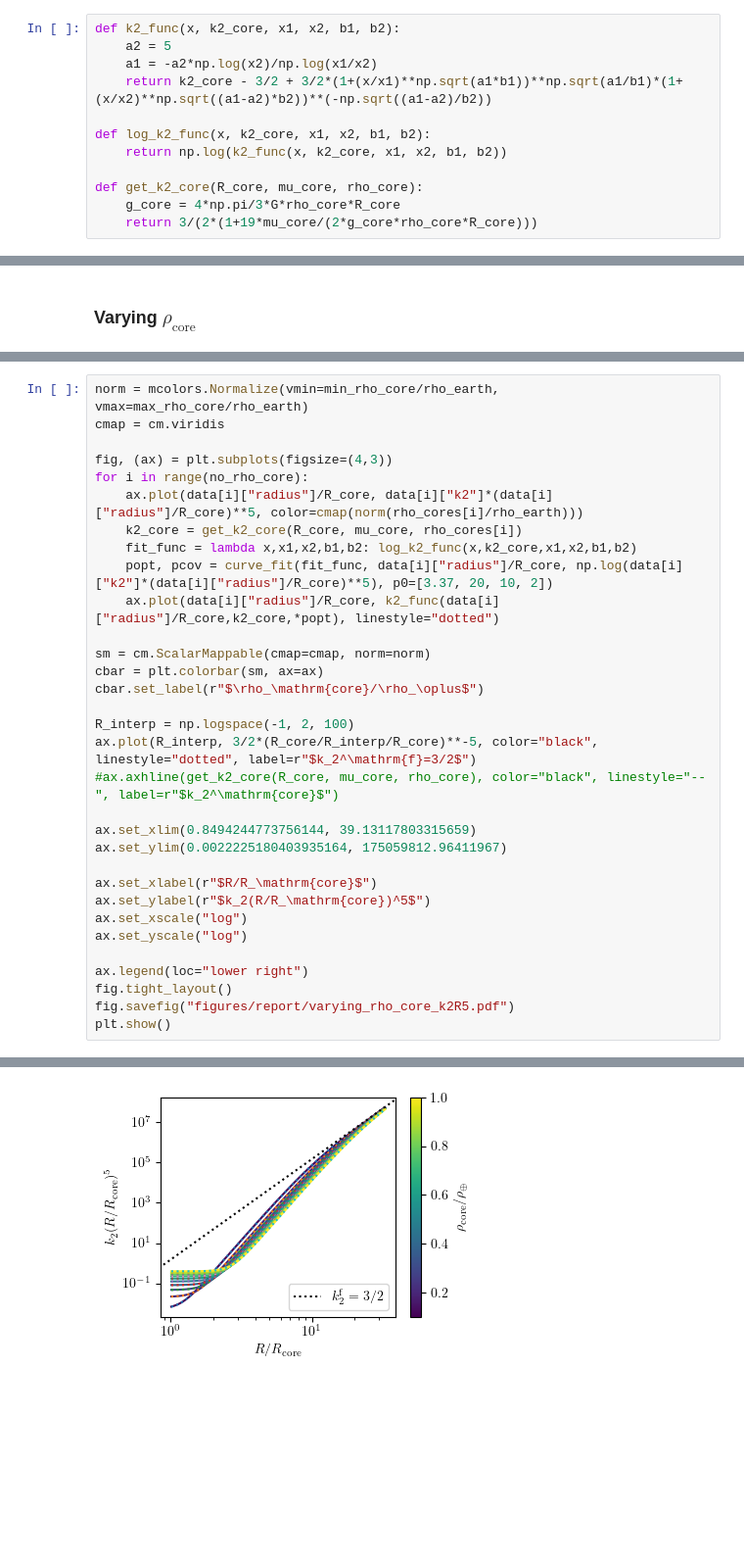
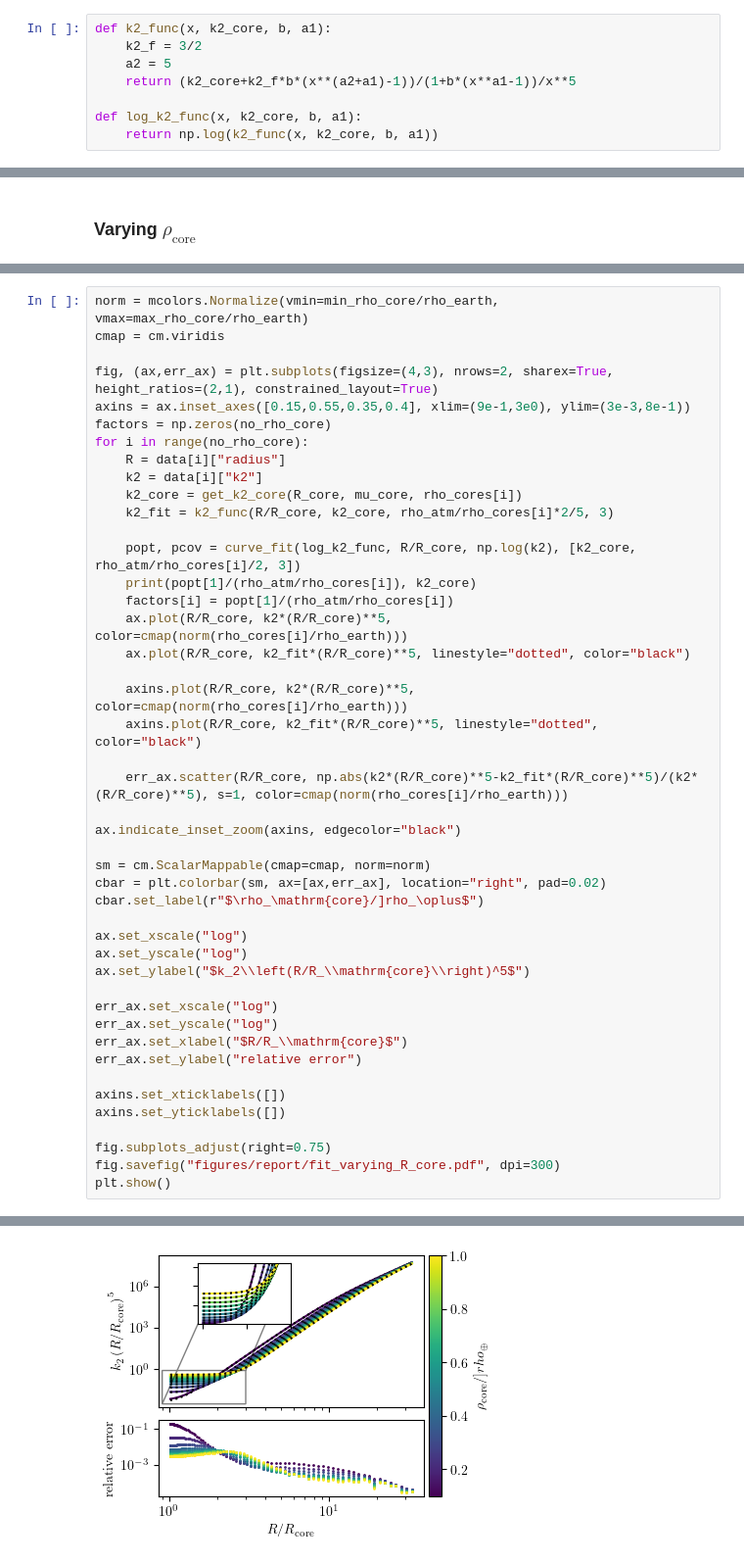
Before and after one commit to slagnews/AtmosphereLoveNumbers, a Jupyter notebook: fitting.ipynb, the cells around one changed output, grey strips where cells are left out. Shown at 98% size. Drawn from its saved outputs; the diff is of its cells as text; blank space fills up the shorter version.

```diff
--- a/fitting.ipynb
+++ b/fitting.ipynb
@@ -68,12 +244,8 @@ So then we have a function that approaches $y=y_0$ on the left, and $y=y_\infty
 # %%
-def k2_func(x, k2_core, x1, x2, b1, b2):
+def k2_func(x, k2_core, b, a1):
+    k2_f = 3/2
     a2 = 5
-    a1 = -a2*np.log(x2)/np.log(x1/x2)
-    return k2_core - 3/2 + 3/2*(1+(x/x1)**np.sqrt(a1*b1))**np.sqrt(a1/b1)*(1+(x/x2)**np.sqrt((a1-a2)*b2))**(-np.sqrt((a1-a2)/b2))
+    return (k2_core+k2_f*b*(x**(a2+a1)-1))/(1+b*(x**a1-1))/x**5
 
-def log_k2_func(x, k2_core, x1, x2, b1, b2):
-    return np.log(k2_func(x, k2_core, x1, x2, b1, b2))
-
-def get_k2_core(R_core, mu_core, rho_core):
-    g_core = 4*np.pi/3*G*rho_core*R_core
-    return 3/(2*(1+19*mu_core/(2*g_core*rho_core*R_core)))
+def log_k2_func(x, k2_core, b, a1):
+    return np.log(k2_func(x, k2_core, b, a1))
@@ -304,32 +404,45 @@ data = data["data"]
 norm = mcolors.Normalize(vmin=min_rho_core/rho_earth, vmax=max_rho_core/rho_earth)
 cmap = cm.viridis
 
-fig, (ax) = plt.subplots(figsize=(4,3))
+fig, (ax,err_ax) = plt.subplots(figsize=(4,3), nrows=2, sharex=True, height_ratios=(2,1), constrained_layout=True)
+axins = ax.inset_axes([0.15,0.55,0.35,0.4], xlim=(9e-1,3e0), ylim=(3e-3,8e-1))
+factors = np.zeros(no_rho_core)
 for i in range(no_rho_core):
-    ax.plot(data[i]["radius"]/R_core, data[i]["k2"]*(data[i]["radius"]/R_core)**5, color=cmap(norm(rho_cores[i]/rho_earth)))
+    R = data[i]["radius"]
+    k2 = data[i]["k2"]
     k2_core = get_k2_core(R_core, mu_core, rho_cores[i])
-    fit_func = lambda x,x1,x2,b1,b2: log_k2_func(x,k2_core,x1,x2,b1,b2)
-    popt, pcov = curve_fit(fit_func, data[i]["radius"]/R_core, np.log(data[i]["k2"]*(data[i]["radius"]/R_core)**5), p0=[3.37, 20, 10, 2])
-    ax.plot(data[i]["radius"]/R_core, k2_func(data[i]["radius"]/R_core,k2_core,*popt), linestyle="dotted")
+    k2_fit = k2_func(R/R_core, k2_core, rho_atm/rho_cores[i]*2/5, 3)
+
+    popt, pcov = curve_fit(log_k2_func, R/R_core, np.log(k2), [k2_core, rho_atm/rho_cores[i]/2, 3])
+    print(popt[1]/(rho_atm/rho_cores[i]), k2_core)
+    factors[i] = popt[1]/(rho_atm/rho_cores[i])
+    ax.plot(R/R_core, k2*(R/R_core)**5, color=cmap(norm(rho_cores[i]/rho_earth)))
+    ax.plot(R/R_core, k2_fit*(R/R_core)**5, linestyle="dotted", color="black")
+
+    axins.plot(R/R_core, k2*(R/R_core)**5, color=cmap(norm(rho_cores[i]/rho_earth)))
+    axins.plot(R/R_core, k2_fit*(R/R_core)**5, linestyle="dotted", color="black")
+
+    err_ax.scatter(R/R_core, np.abs(k2*(R/R_core)**5-k2_fit*(R/R_core)**5)/(k2*(R/R_core)**5), s=1, color=cmap(norm(rho_cores[i]/rho_earth)))
+
+ax.indicate_inset_zoom(axins, edgecolor="black")
 
 sm = cm.ScalarMappable(cmap=cmap, norm=norm)
-cbar = plt.colorbar(sm, ax=ax)
-cbar.set_label(r"$\rho_\mathrm{core}/\rho_\oplus$")
+cbar = plt.colorbar(sm, ax=[ax,err_ax], location="right", pad=0.02)
+cbar.set_label(r"$\rho_\mathrm{core}/]rho_\oplus$")
 
-R_interp = np.logspace(-1, 2, 100)
-ax.plot(R_interp, 3/2*(R_core/R_interp/R_core)**-5, color="black", linestyle="dotted", label=r"$k_2^\mathrm{f}=3/2$")
-#ax.axhline(get_k2_core(R_core, mu_core, rho_core), color="black", linestyle="--", label=r"$k_2^\mathrm{core}$")
-
-ax.set_xlim(0.8494244773756144, 39.13117803315659)
-ax.set_ylim(0.0022225180403935164, 175059812.96411967)
-
-ax.set_xlabel(r"$R/R_\mathrm{core}$")
-ax.set_ylabel(r"$k_2(R/R_\mathrm{core})^5$")
 ax.set_xscale("log")
 ax.set_yscale("log")
+ax.set_ylabel("$k_2\\left(R/R_\\mathrm{core}\\right)^5$")
 
-ax.legend(loc="lower right")
-fig.tight_layout()
-fig.savefig("figures/report/varying_rho_core_k2R5.pdf")
+err_ax.set_xscale("log")
+err_ax.set_yscale("log")
+err_ax.set_xlabel("$R/R_\\mathrm{core}$")
+err_ax.set_ylabel("relative error")
+
+axins.set_xticklabels([])
+axins.set_yticklabels([])
+
+fig.subplots_adjust(right=0.75)
+fig.savefig("figures/report/fit_varying_R_core.pdf", dpi=300)
 plt.show()
 # %% [output]
@@ -336 +459 @@ plt.show()
-[figure, old version]
+[figure, new version]
```
Also changed, not shown: parts of 28 cells of this notebook, 16 other files.
